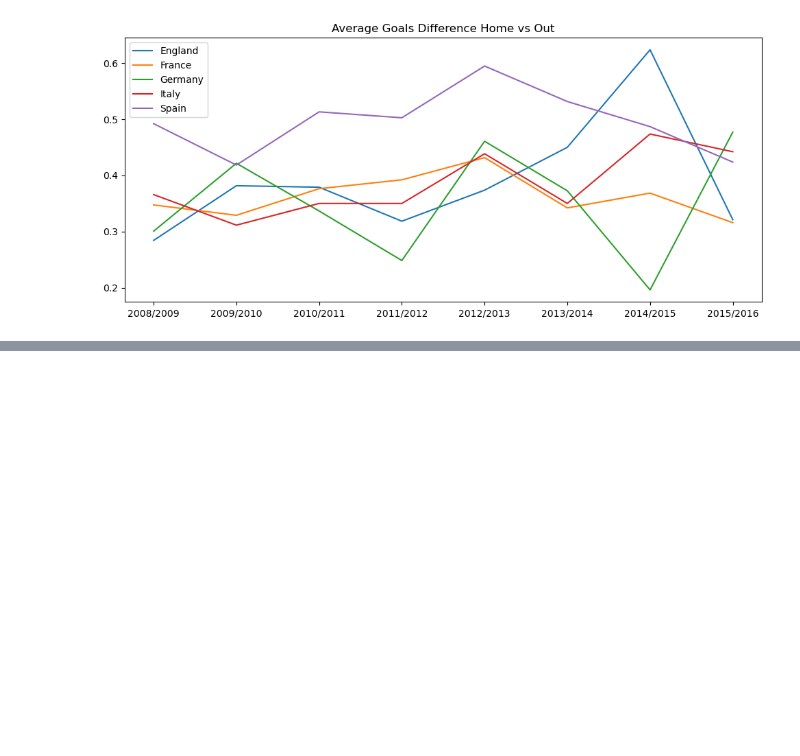
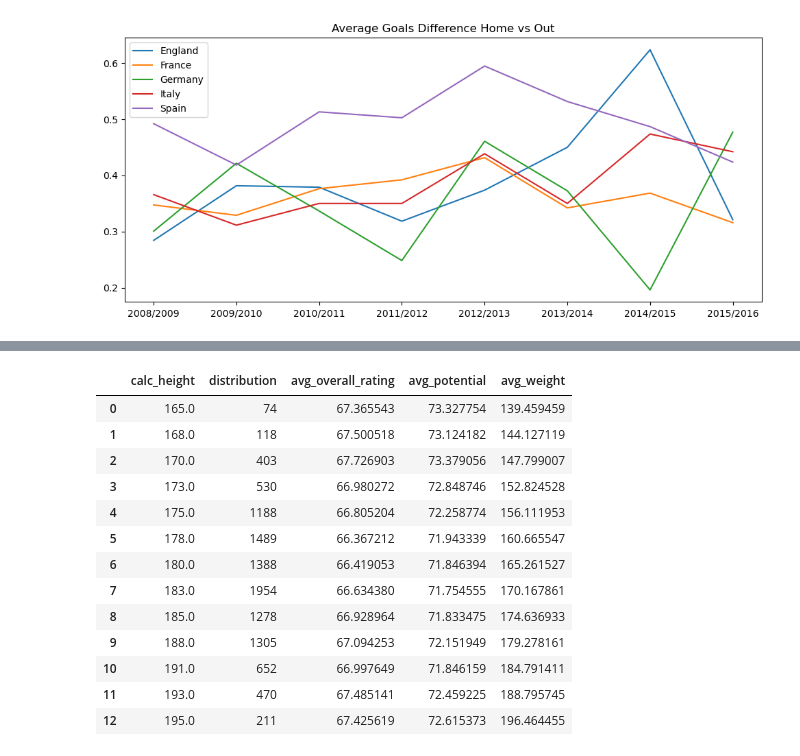
Before and after one commit to gamaliel-olano/data-analysis-soccer, a Jupyter notebook: main.ipynb, the cells around one changed output, grey strips where cells are left out. Cells and saved outputs as stored; diff of their text form; code cells hidden in the pictures; blank space fills up the shorter version.

```diff
--- a/main.ipynb
+++ b/main.ipynb
@@ -224,0 +230,36 @@ df.plot(figsize=(12,5),title='Average Goals Difference Home vs Out')
+# %%
+players_height = pd.read_sql("""SELECT CASE
+                                            WHEN ROUND(height)<165 then 165
+                                            WHEN ROUND(height)>195 then 195
+                                            ELSE ROUND(height)
+                                            END AS calc_height,
+                                        COUNT(height) AS distribution,
+                                        (avg(PA_Grouped.avg_overall_rating)) AS avg_overall_rating,
+                                        (avg(PA_Grouped.avg_potential)) AS avg_potential,
+                                        AVG(weight) AS avg_weight
+                            FROM PLAYER
+                            LEFT JOIN (SELECT Player_Attributes.player_api_id,
+                                        avg(Player_Attributes.overall_rating) AS avg_overall_rating,
+                                        avg(Player_Attributes.potential) AS avg_potential
+                                        FROM Player_Attributes
+                                        GROUP BY Player_Attributes.player_api_id)
+                                        AS PA_Grouped ON PLAYER.player_api_id = PA_Grouped.player_api_id
+                            GROUP BY calc_height
+                            ORDER BY calc_height
+                                ;""", db)
+players_height
+# %% [output]
+|  | calc_height | distribution | avg_overall_rating | avg_potential | avg_weight |
+| 0 | 165.0 | 74 | 67.365543 | 73.327754 | 139.459459 |
+| 1 | 168.0 | 118 | 67.500518 | 73.124182 | 144.127119 |
+| 2 | 170.0 | 403 | 67.726903 | 73.379056 | 147.799007 |
+| 3 | 173.0 | 530 | 66.980272 | 72.848746 | 152.824528 |
+| 4 | 175.0 | 1188 | 66.805204 | 72.258774 | 156.111953 |
+| 5 | 178.0 | 1489 | 66.367212 | 71.943339 | 160.665547 |
+| 6 | 180.0 | 1388 | 66.419053 | 71.846394 | 165.261527 |
+| 7 | 183.0 | 1954 | 66.634380 | 71.754555 | 170.167861 |
+| 8 | 185.0 | 1278 | 66.928964 | 71.833475 | 174.636933 |
+| 9 | 188.0 | 1305 | 67.094253 | 72.151949 | 179.278161 |
+| 10 | 191.0 | 652 | 66.997649 | 71.846159 | 184.791411 |
+| 11 | 193.0 | 470 | 67.485141 | 72.459225 | 188.795745 |
+| 12 | 195.0 | 211 | 67.425619 | 72.615373 | 196.464455 |
```
Also changed, not shown: parts of 2 cells of this notebook.
